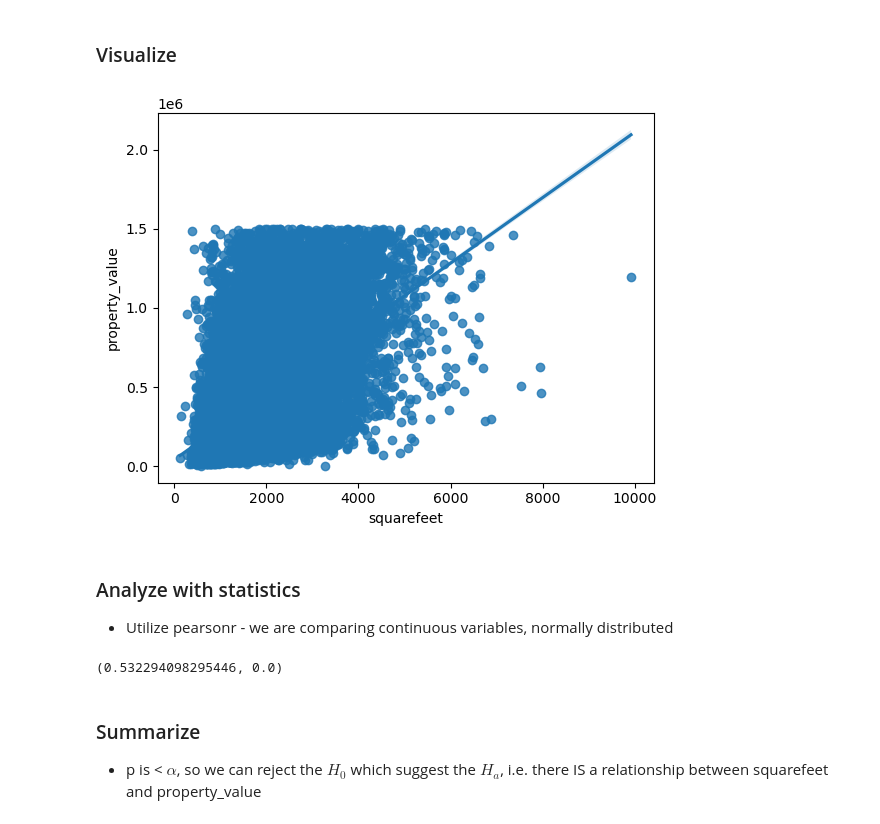
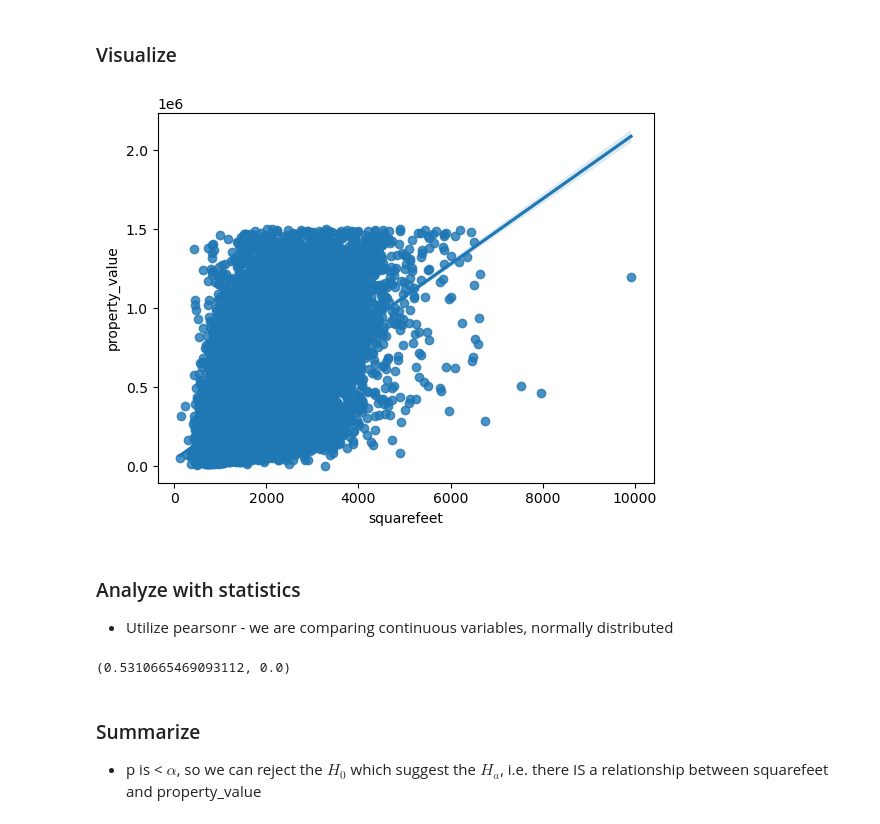
Before and after one commit to corey-hermesch/zillow-project, a Jupyter notebook: explore_notebook.ipynb, the cells around one changed output. Drawn from its saved outputs; the diff is of its cells as text; code cells hidden in the pictures.

```diff
--- a/explore_notebook.ipynb
+++ b/explore_notebook.ipynb
@@ -108,18 +108,18 @@ plt.show()
 # %% [markdown]
 ### Visualize
 # %%
-sns.regplot(data=df, x='squarefeet', y='property_value')
+sns.regplot(data=train, x='squarefeet', y='property_value')
 plt.show()
 # %% [output]
-[figure, old version]
+[figure, new version]
 # %% [markdown]
 ### Analyze with statistics
 - Utilize pearsonr - we are comparing continuous variables, normally distributed
 # %%
-t, p = pearsonr(df.squarefeet, df.property_value)
+t, p = pearsonr(train.squarefeet, train.property_value)
 t, p
 # %% [output]
-(0.532294098295446, 0.0)
+(0.5310665469093112, 0.0)
 # %% [markdown]
 ### Summarize
 - p is < $\alpha$, so we can reject the $H_0$ which suggest the $H_a$, i.e. there IS a relationship between squarefeet and property_value
```
Also changed, not shown: parts of 8 cells of this notebook, 4 other files.
